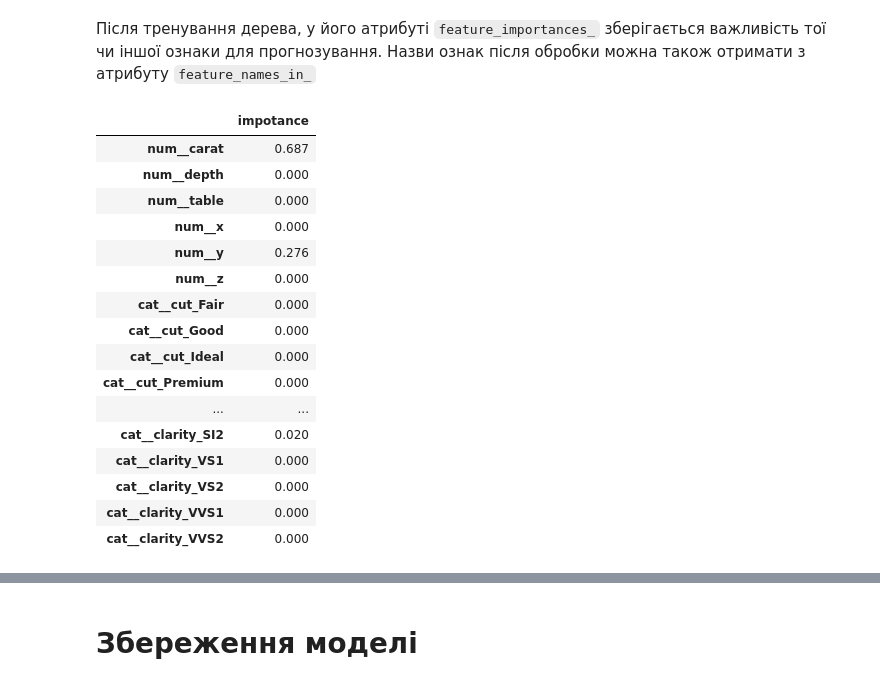
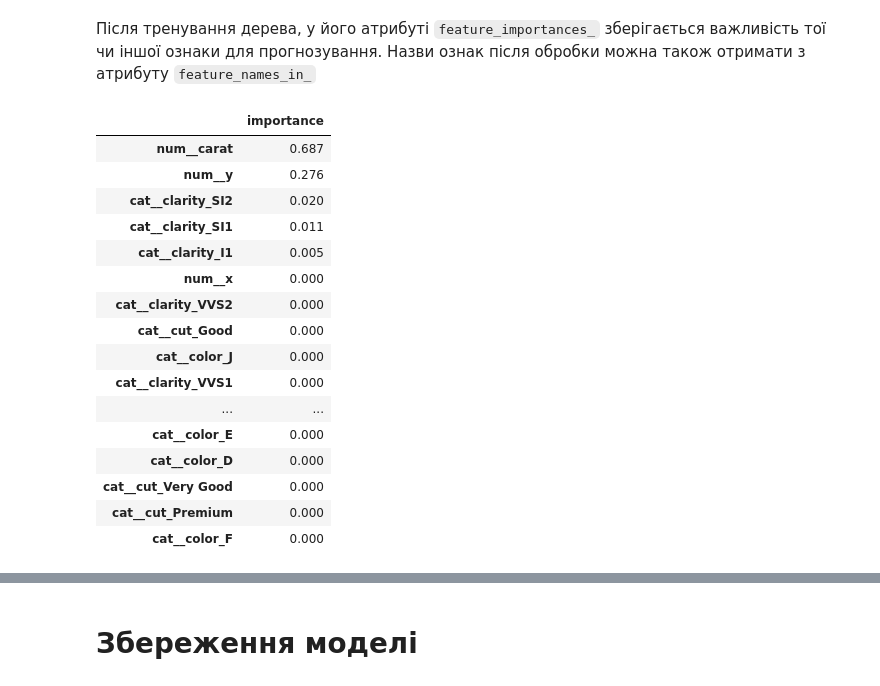
Before and after one commit to HalyshAnton/IT-Step-Pyton-AI, a Jupyter notebook: module3/decision_tree.ipynb, the cells around one changed output, grey strips where cells are left out. Cells and saved outputs as stored; diff of their text form; code cells hidden in the pictures.

```diff
--- a/module3/decision_tree.ipynb
+++ b/module3/decision_tree.ipynb
@@ -162,8 +162,8 @@ ColumnTransformer(transformers=[('num',
 # %%
 model = Pipeline(
     [("prep", preprocessor),
-     ("model", tree.DecisionTreeRegressor(max_depth=4,
-                                          random_state=42)
+     ("tree", tree.DecisionTreeRegressor(max_depth=4,
+                                         random_state=42)
      )
      ]
 )
@@ -245,25 +250,28 @@ plt.legend()
 # %% [markdown]
 Після тренування дерева, у його атрибуті `feature_importances_` зберігається важливість тої чи іншої ознаки для прогнозування. Назви ознак після обробки можна також отримати з атрибуту `feature_names_in_`
 # %%
-impotance = pd.DataFrame({'impotance': model['model'].feature_importances_},
-                         index=model['model'].feature_names_in_)
+impotance = pd.DataFrame({'importance': model['tree'].feature_importances_},
+                         index=model['tree'].feature_names_in_)
+
+# сортування ознак за важливістю
+impotance.sort_values(by='importance', ascending=False, inplace=True)
 
 impotance.round(3)
 # %% [output]
-|  | impotance |
+|  | importance |
 | num__carat | 0.687 |
-| num__depth | 0.000 |
-| num__table | 0.000 |
+| num__y | 0.276 |
+| cat__clarity_SI2 | 0.020 |
+| cat__clarity_SI1 | 0.011 |
+| cat__clarity_I1 | 0.005 |
 | num__x | 0.000 |
-| num__y | 0.276 |
-| num__z | 0.000 |
-| cat__cut_Fair | 0.000 |
+| cat__clarity_VVS2 | 0.000 |
 | cat__cut_Good | 0.000 |
-| cat__cut_Ideal | 0.000 |
+| cat__color_J | 0.000 |
+| cat__clarity_VVS1 | 0.000 |
+| ... | ... |
+| cat__color_E | 0.000 |
+| cat__color_D | 0.000 |
+| cat__cut_Very Good | 0.000 |
 | cat__cut_Premium | 0.000 |
-| ... | ... |
-| cat__clarity_SI2 | 0.020 |
-| cat__clarity_VS1 | 0.000 |
-| cat__clarity_VS2 | 0.000 |
-| cat__clarity_VVS1 | 0.000 |
-| cat__clarity_VVS2 | 0.000 |
+| cat__color_F | 0.000 |
```
Also changed, not shown: parts of 8 cells of this notebook.
